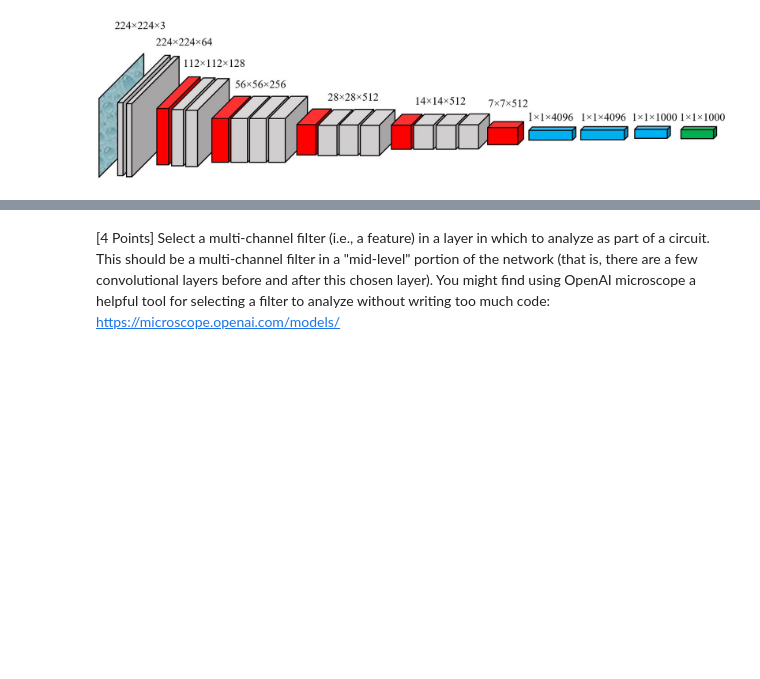
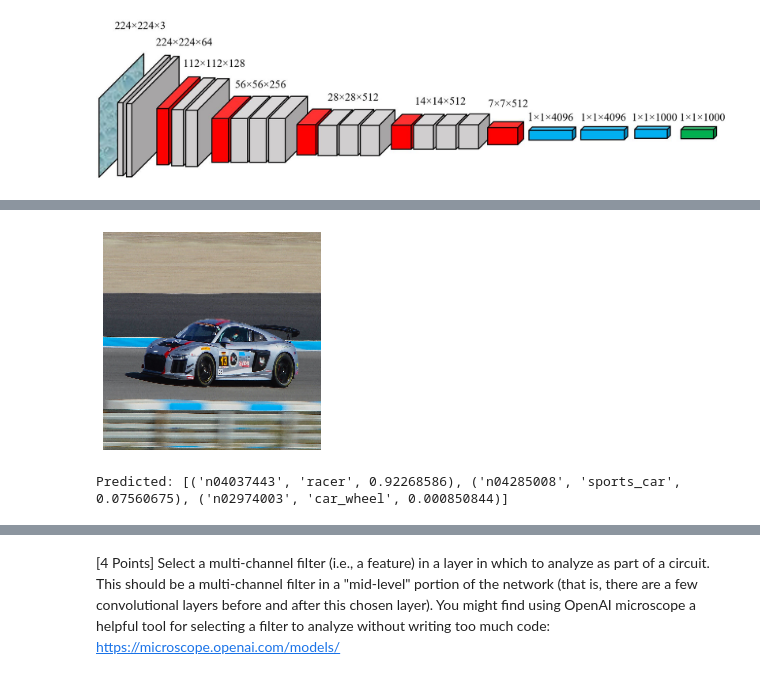
Before and after one commit to LJK150030/ML_NN, a Jupyter notebook: Lab2/Lab2.ipynb, the cells around one changed output, grey strips where cells are left out. Cells and saved outputs as stored; diff of their text form; code cells hidden in the pictures; blank space fills up the shorter version.

```diff
--- a/Lab2/Lab2.ipynb
+++ b/Lab2/Lab2.ipynb
@@ -44,0 +91,19 @@ Predicted: [('n02481823', 'chimpanzee', 0.9977714), ('n02483708', 'siamang', 0.0
+# %%
+# Get Image from website
+img_path = keras.utils.get_file(
+    fname="racecar.jpg",
+    origin="https://media.wired.com/photos/5bb7b096ffac9b2ce1d57958/master/pass/Racecar.jpg")
+
+# Transform Image to tensor
+img_tensor = get_img_array(img_path, target_size=(224, 224))
+
+plt.axis("off")
+plt.imshow(img_tensor[0].astype("uint8"))
+plt.show()
+
+x = preprocess_input(img_tensor)
+preds = model.predict(x)
+print('Predicted:', decode_predictions(preds, top=3)[0])
+# %% [output]
+[figure, added]
+Predicted: [('n04037443', 'racer', 0.92268586), ('n04285008', 'sports_car', 0.07560675), ('n02974003', 'car_wheel', 0.000850844)]
```
Also changed, not shown: parts of 24 cells of this notebook.
